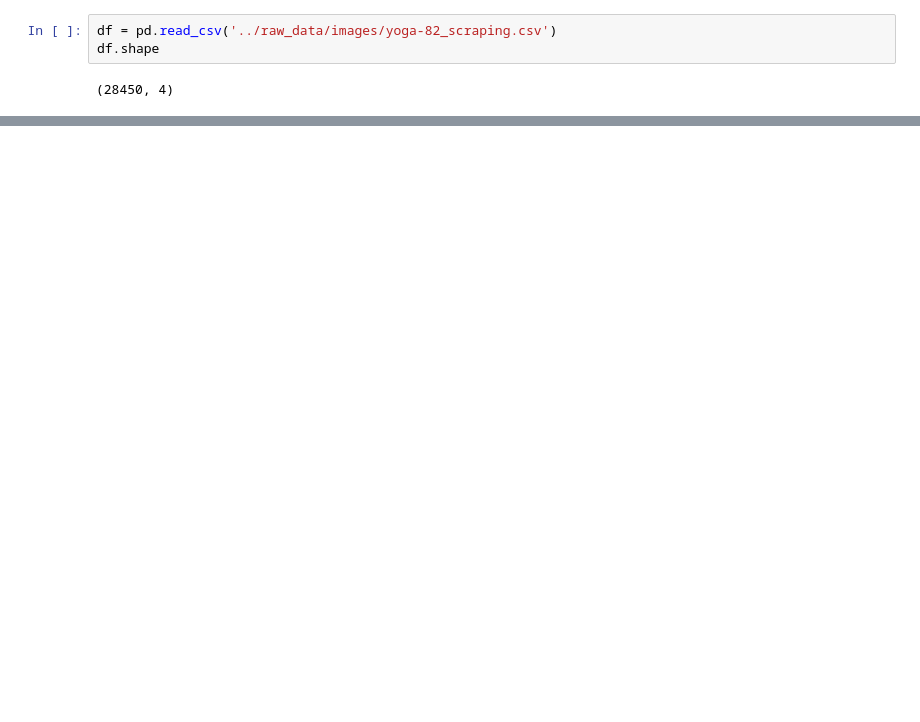
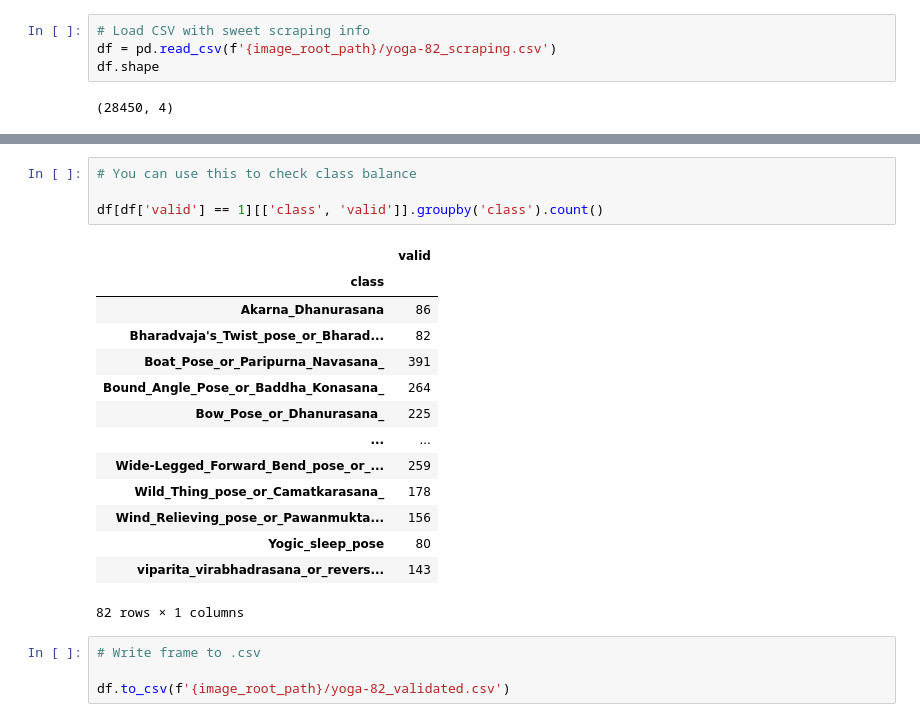
Before and after one commit to edwardmb12/YOGi, a Jupyter notebook: notebooks/LR_yoga82_scraped_image_verification.ipynb, the cells around one changed output, grey strips where cells are left out. Cells and saved outputs as stored; diff of their text form; blank space fills up the shorter version.

```diff
--- a/notebooks/LR_yoga82_scraped_image_verification.ipynb
+++ b/notebooks/LR_yoga82_scraped_image_verification.ipynb
@@ -29,5 +26,6 @@ my_path
 # %%
-df = pd.read_csv('../raw_data/images/yoga-82_scraping.csv')
+# Load CSV with sweet scraping info
+df = pd.read_csv(f'{image_root_path}/yoga-82_scraping.csv')
 df.shape
 # %% [output]
 (28450, 4)
@@ -76,0 +137,23 @@ for pose_folder in listdir(image_root_path)[:3]:
+# %%
+# You can use this to check class balance
+
+df[df['valid'] == 1][['class', 'valid']].groupby('class').count()
+# %% [output]
+|  | valid |
+| class |  |
+| Akarna_Dhanurasana | 86 |
+| Bharadvaja's_Twist_pose_or_Bharad... | 82 |
+| Boat_Pose_or_Paripurna_Navasana_ | 391 |
+| Bound_Angle_Pose_or_Baddha_Konasana_ | 264 |
+| Bow_Pose_or_Dhanurasana_ | 225 |
+| ... | ... |
+| Wide-Legged_Forward_Bend_pose_or_... | 259 |
+| Wild_Thing_pose_or_Camatkarasana_ | 178 |
+| Wind_Relieving_pose_or_Pawanmukta... | 156 |
+| Yogic_sleep_pose | 80 |
+| viparita_virabhadrasana_or_revers... | 143 |
+82 rows × 1 columns
+# %%
+# Write frame to .csv
+
+df.to_csv(f'{image_root_path}/yoga-82_validated.csv')
```
Also changed, not shown: parts of 23 cells of this notebook, 1 other file.
